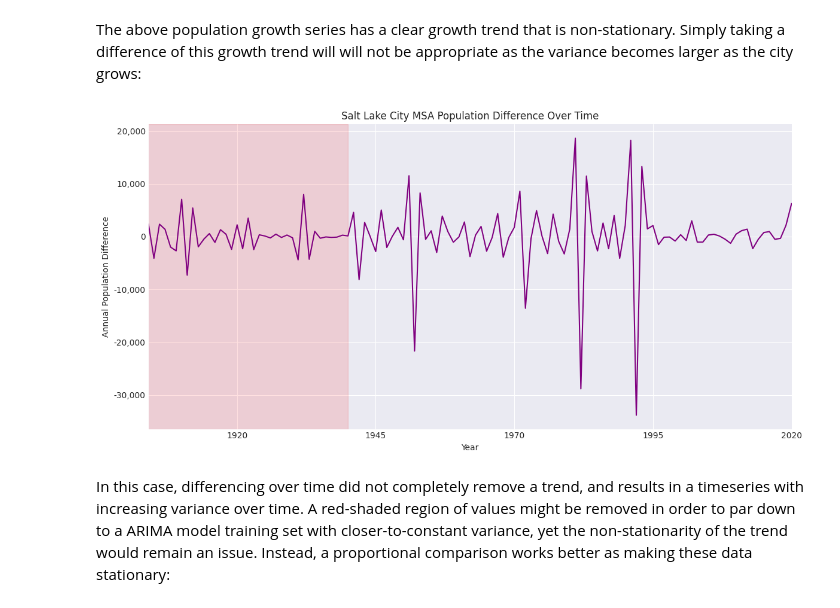
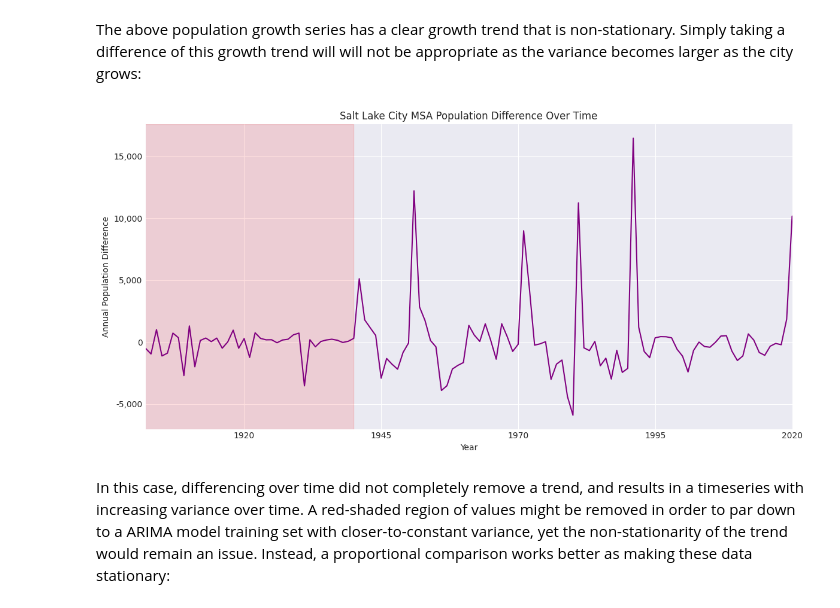
Before and after one commit to kdonavin/meta-prophet-guide, a Jupyter notebook: NOTES/ARIMA_guide.ipynb, the cells around one changed output. Cells and saved outputs as stored; diff of their text form; code cells hidden in the pictures.

```diff
--- a/NOTES/ARIMA_guide.ipynb
+++ b/NOTES/ARIMA_guide.ipynb
@@ -321,35 +321,35 @@ plt.show()
 # %% [markdown]
 The above population growth series has a clear growth trend that is non-stationary. Simply taking a difference of this growth trend will will not be appropriate as the variance becomes larger as the city grows:
 # %%
-slc_pop_df['pop_diff'] = slc_pop_df.Population.diff()#TRY HIGHER ORDER DIFFERENCING
-# slc_pop_df['pop_diff_2'] = slc_pop_df.pop_diff.diff()
+slc_pop_df['pop_diff'] = slc_pop_df.Population.diff().diff()
+# slc_pop_df['pop_diff_2'] = slc_pop_df.pop_diff.diff() # TRY HIGHER ORDER DIFFERENCING
 
 # Create the plot using pandas, and get the matplotlib axes object
 fig, ax = plt.subplots(figsize=(12, 6))
 
 slc_pop_df.pop_diff.dropna().plot(
     ax=ax,
     title='Salt Lake City MSA Population Difference Over Time',
     legend=False,
     color='purple'
 )
 
 # Apply the formatter to the y-axis and set the label.
 ax.yaxis.set_major_formatter(ticker.FuncFormatter(formatter))
 ax.set_ylabel('Annual Population Difference')
 ax.set_xlabel('Year')
 
 # Shade the historical period: from the first year in the data until 1940
 start = slc_pop_df.index.min()
 end = pd.to_datetime('1940', format='%Y')
 ax.axvspan(start, end, color='red', alpha=0.12)
 
 # Ensure a clean layout and display the final plot.
 plt.grid(True)
 plt.tight_layout()
 plt.show()
 # %% [output]
-[figure, old version]
+[figure, new version]
 # %% [markdown]
 In this case, differencing over time did not completely remove a trend, and results in a timeseries with increasing variance over time. A red-shaded region of values might be removed in order to par down to a ARIMA model training set with closer-to-constant variance, yet the non-stationarity of the trend would remain an issue. Instead, a proportional comparison works better as making these data stationary:
 # %%
```
Also changed, not shown: parts of 6 cells of this notebook.
